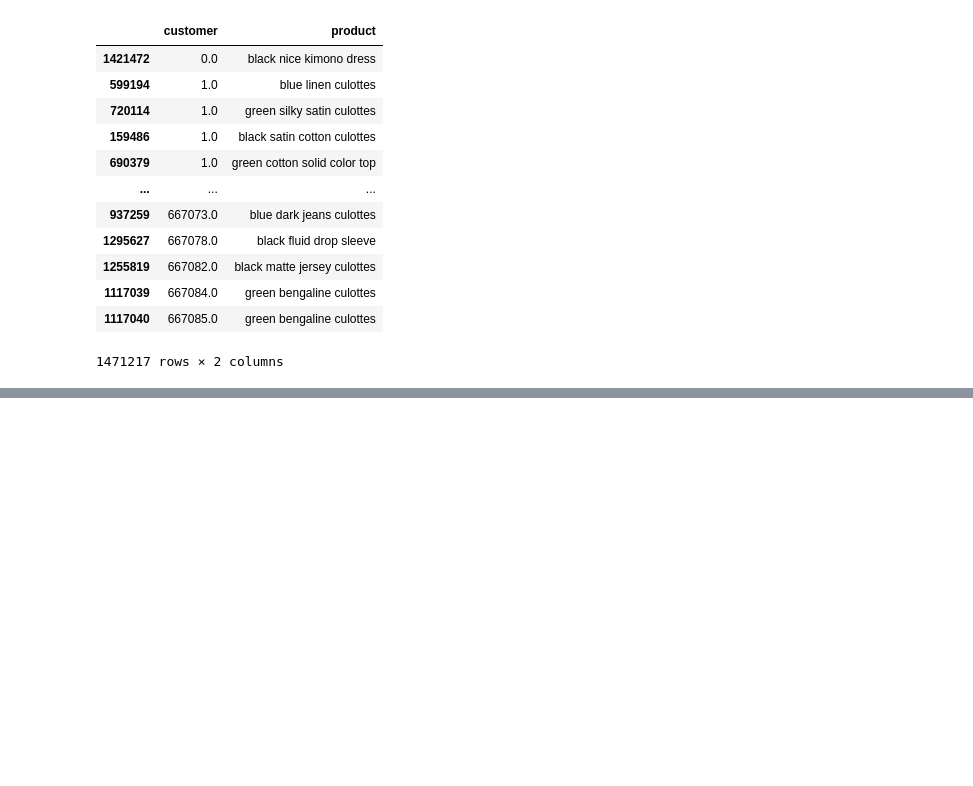
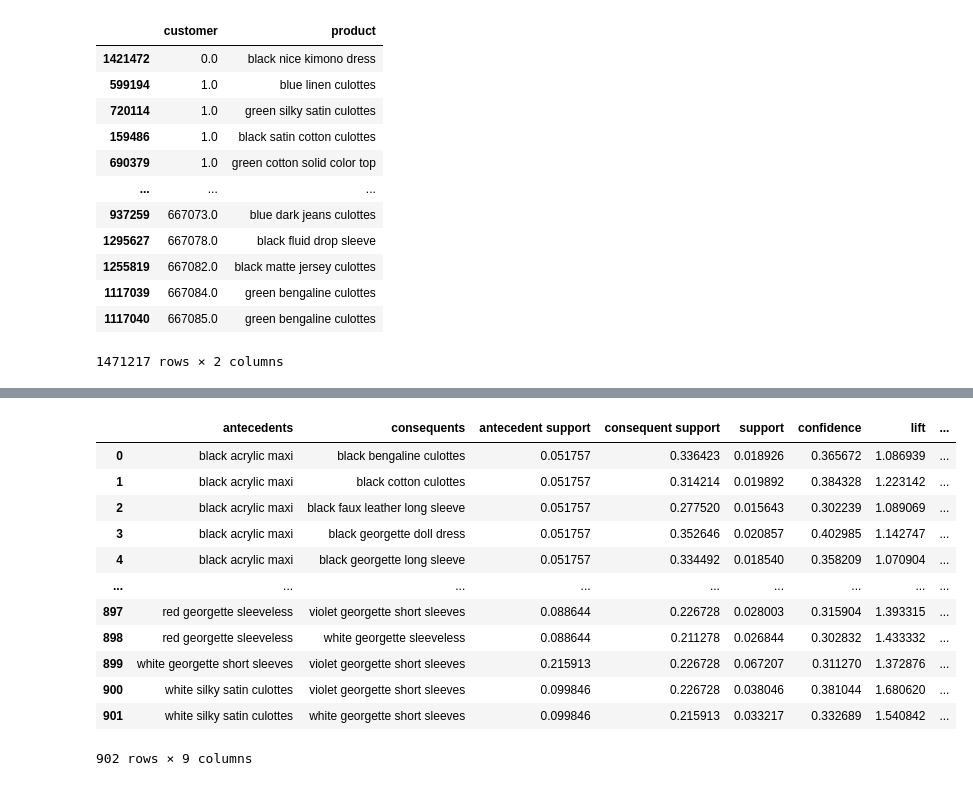
Before and after one commit to shlrley/girlCode, a Jupyter notebook: eda/eda_nb.ipynb, the cells around one changed output, grey strips where cells are left out. Cells and saved outputs as stored; diff of their text form; code cells hidden in the pictures; blank space fills up the shorter version.

```diff
--- a/eda/eda_nb.ipynb
+++ b/eda/eda_nb.ipynb
@@ -175,0 +332,25 @@ ValueError: The input DataFrame `df` containing the frequent itemsets is empty.
+# %%
+cols = ['antecedents','consequents']
+rules[cols] = rules[cols].astype('string')
+
+rules['antecedents'] = rules['antecedents'].str.removeprefix("frozenset({'")
+rules['antecedents'] = rules['antecedents'].str.removesuffix("'})")
+
+rules['consequents'] = rules['consequents'].str.removeprefix("frozenset({'")
+rules['consequents'] = rules['consequents'].str.removesuffix("'})")
+
+rules
+# %% [output]
+|  | antecedents | consequents | antecedent support | consequent support | support | confidence | lift | ... |
+| 0 | black acrylic maxi | black bengaline culottes | 0.051757 | 0.336423 | 0.018926 | 0.365672 | 1.086939 | ... |
+| 1 | black acrylic maxi | black cotton culottes | 0.051757 | 0.314214 | 0.019892 | 0.384328 | 1.223142 | ... |
+| 2 | black acrylic maxi | black faux leather long sleeve | 0.051757 | 0.277520 | 0.015643 | 0.302239 | 1.089069 | ... |
+| 3 | black acrylic maxi | black georgette doll dress | 0.051757 | 0.352646 | 0.020857 | 0.402985 | 1.142747 | ... |
+| 4 | black acrylic maxi | black georgette long sleeve | 0.051757 | 0.334492 | 0.018540 | 0.358209 | 1.070904 | ... |
+| ... | ... | ... | ... | ... | ... | ... | ... | ... |
+| 897 | red georgette sleeveless | violet georgette short sleeves | 0.088644 | 0.226728 | 0.028003 | 0.315904 | 1.393315 | ... |
+| 898 | red georgette sleeveless | white georgette sleeveless | 0.088644 | 0.211278 | 0.026844 | 0.302832 | 1.433332 | ... |
+| 899 | white georgette short sleeves | violet georgette short sleeves | 0.215913 | 0.226728 | 0.067207 | 0.311270 | 1.372876 | ... |
+| 900 | white silky satin culottes | violet georgette short sleeves | 0.099846 | 0.226728 | 0.038046 | 0.381044 | 1.680620 | ... |
+| 901 | white silky satin culottes | white georgette short sleeves | 0.099846 | 0.215913 | 0.033217 | 0.332689 | 1.540842 | ... |
+902 rows × 9 columns
```
Also changed, not shown: parts of 25 cells of this notebook, 6 other files.
